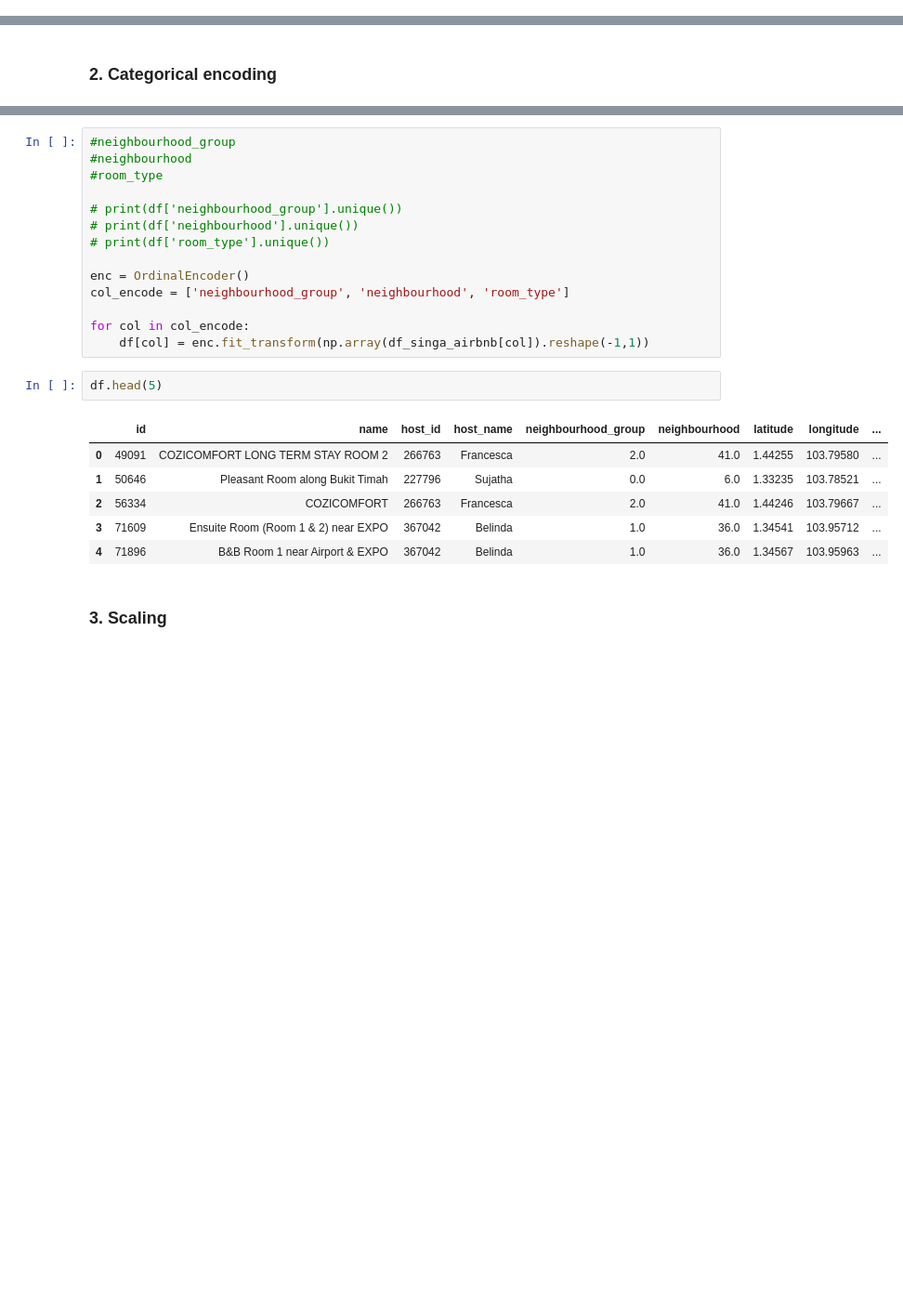
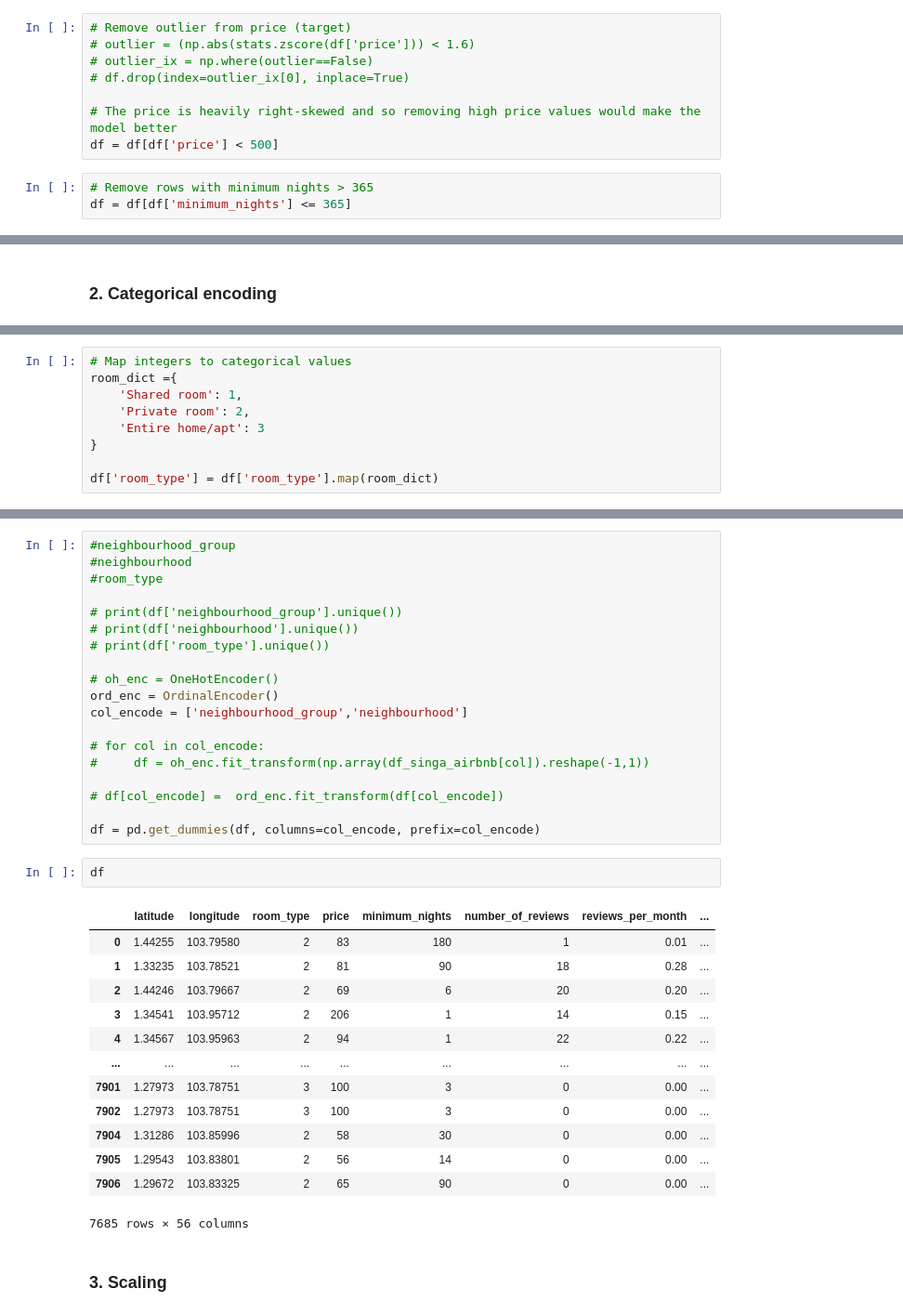
Before and after one commit to FireCyan/Kaggle-Singapore_airbnb, a Jupyter notebook: data_preparation.ipynb, the cells around one changed output, grey strips where cells are left out. Shown: that part at 93% size. Cells and saved outputs as stored; diff of their text form; blank space fills up the shorter version.

```diff
--- a/data_preparation.ipynb
+++ b/data_preparation.ipynb
@@ -115,0 +150,11 @@ df = df.drop(['name', 'id', 'host_name', 'host_id', 'last_review'], axis=1)
+# %%
+# Remove outlier from price (target)
+# outlier = (np.abs(stats.zscore(df['price'])) < 1.6)
+# outlier_ix = np.where(outlier==False)
+# df.drop(index=outlier_ix[0], inplace=True)
+
+# The price is heavily right-skewed and so removing high price values would make the model better
+df = df[df['price'] < 500]
+# %%
+# Remove rows with minimum nights > 365
+df = df[df['minimum_nights'] <= 365]
@@ -129,0 +181,9 @@ array([['North Region'],
+# %%
+# Map integers to categorical values
+room_dict ={
+    'Shared room': 1,
+    'Private room': 2,
+    'Entire home/apt': 3
+}
+
+df['room_type'] = df['room_type'].map(room_dict)
@@ -136,19 +199,31 @@ array([['North Region'],
 # print(df['neighbourhood'].unique())
 # print(df['room_type'].unique())
 
-enc = OrdinalEncoder()
-col_encode = ['neighbourhood_group', 'neighbourhood', 'room_type']
+# oh_enc = OneHotEncoder()
+ord_enc = OrdinalEncoder()
+col_encode = ['neighbourhood_group','neighbourhood']
 
-for col in col_encode:
-    df[col] = enc.fit_transform(np.array(df_singa_airbnb[col]).reshape(-1,1))
+# for col in col_encode:
+#     df = oh_enc.fit_transform(np.array(df_singa_airbnb[col]).reshape(-1,1))
+
+# df[col_encode] =  ord_enc.fit_transform(df[col_encode])
+
+df = pd.get_dummies(df, columns=col_encode, prefix=col_encode)
 # %%
-df.head(5)
+df
 # %% [output]
-|  | id | name | host_id | host_name | neighbourhood_group | neighbourhood | latitude | longitude | ... |
-| 0 | 49091 | COZICOMFORT LONG TERM STAY ROOM 2 | 266763 | Francesca | 2.0 | 41.0 | 1.44255 | 103.79580 | ... |
-| 1 | 50646 | Pleasant Room along Bukit Timah | 227796 | Sujatha | 0.0 | 6.0 | 1.33235 | 103.78521 | ... |
-| 2 | 56334 | COZICOMFORT | 266763 | Francesca | 2.0 | 41.0 | 1.44246 | 103.79667 | ... |
-| 3 | 71609 | Ensuite Room (Room 1 & 2) near EXPO | 367042 | Belinda | 1.0 | 36.0 | 1.34541 | 103.95712 | ... |
-| 4 | 71896 | B&B Room 1 near Airport & EXPO | 367042 | Belinda | 1.0 | 36.0 | 1.34567 | 103.95963 | ... |
+|  | latitude | longitude | room_type | price | minimum_nights | number_of_reviews | reviews_per_month | ... |
+| 0 | 1.44255 | 103.79580 | 2 | 83 | 180 | 1 | 0.01 | ... |
+| 1 | 1.33235 | 103.78521 | 2 | 81 | 90 | 18 | 0.28 | ... |
+| 2 | 1.44246 | 103.79667 | 2 | 69 | 6 | 20 | 0.20 | ... |
+| 3 | 1.34541 | 103.95712 | 2 | 206 | 1 | 14 | 0.15 | ... |
+| 4 | 1.34567 | 103.95963 | 2 | 94 | 1 | 22 | 0.22 | ... |
+| ... | ... | ... | ... | ... | ... | ... | ... | ... |
+| 7901 | 1.27973 | 103.78751 | 3 | 100 | 3 | 0 | 0.00 | ... |
+| 7902 | 1.27973 | 103.78751 | 3 | 100 | 3 | 0 | 0.00 | ... |
+| 7904 | 1.31286 | 103.85996 | 2 | 58 | 30 | 0 | 0.00 | ... |
+| 7905 | 1.29543 | 103.83801 | 2 | 56 | 14 | 0 | 0.00 | ... |
+| 7906 | 1.29672 | 103.83325 | 2 | 65 | 90 | 0 | 0.00 | ... |
+7685 rows × 56 columns
 # %% [markdown]
 ### 3. Scaling
```
Also changed, not shown: parts of 32 cells of this notebook, 12 other files.
